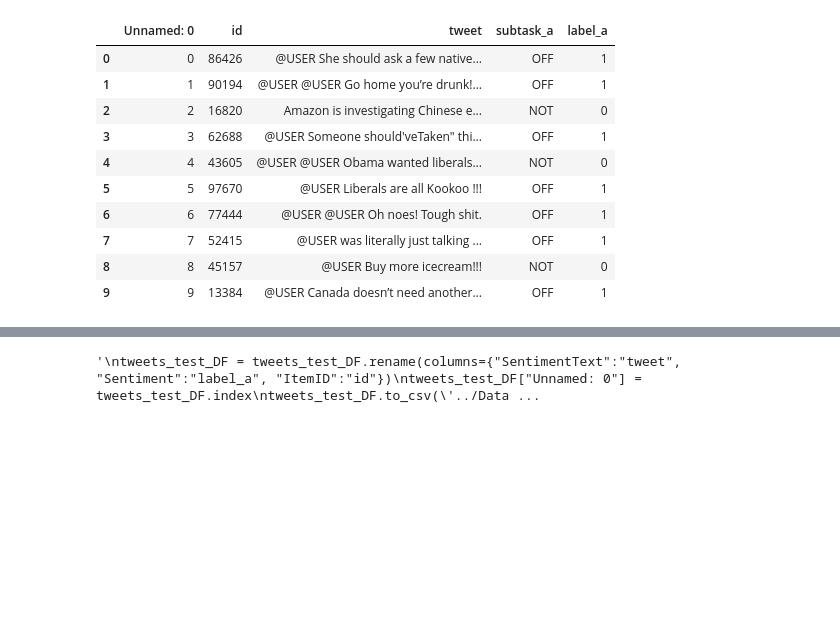
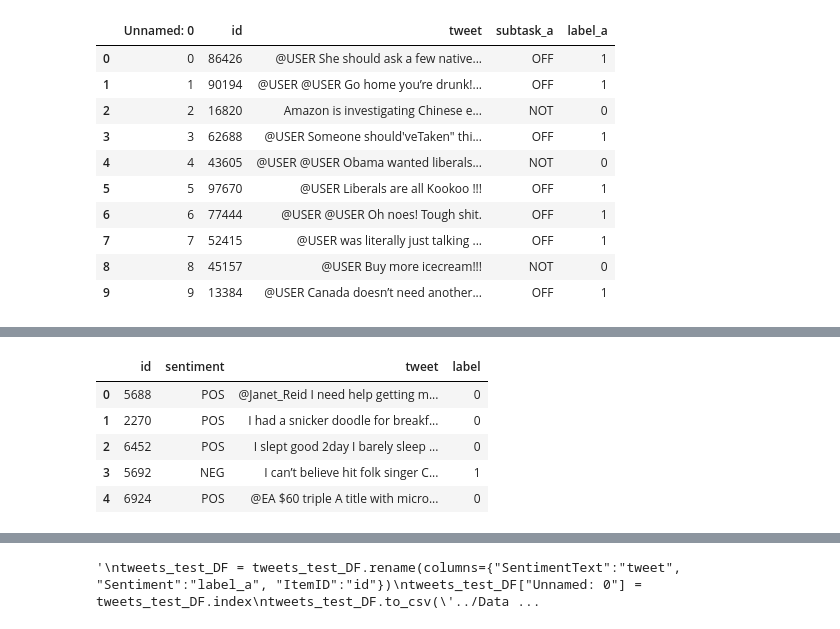
Before and after one commit to katarina-cavar/TARProject, a Jupyter notebook: Shallow/log_reg.ipynb, the cells around one changed output, grey strips where cells are left out. Drawn from its saved outputs; the diff is of its cells as text; code cells hidden in the pictures; blank space fills up the shorter version.

```diff
--- a/Shallow/log_reg.ipynb
+++ b/Shallow/log_reg.ipynb
@@ -74,0 +69,11 @@ tweets_test_DF.sample(frac=0.4)
+# %%
+tweets_test_DF = pd.read_csv('../Dataset-MTSA/tweets_test.tsv', sep="\t")
+tweets_test_DF["label"] = tweets_test_DF["sentiment"].apply(lambda x: 1 if x == "NEG" else 0)
+tweets_test_DF.head(5)
+# %% [output]
+|  | id | sentiment | tweet | label |
+| 0 | 5688 | POS | @Janet_Reid I need help getting m... | 0 |
+| 1 | 2270 | POS | I had a snicker doodle for breakf... | 0 |
+| 2 | 6452 | POS | I slept good 2day I barely sleep ... | 0 |
+| 3 | 5692 | NEG | I can’t believe hit folk singer C... | 1 |
+| 4 | 6924 | POS | @EA $60 triple A title with micro... | 0 |
```
Also changed, not shown: parts of 18 cells of this notebook.
